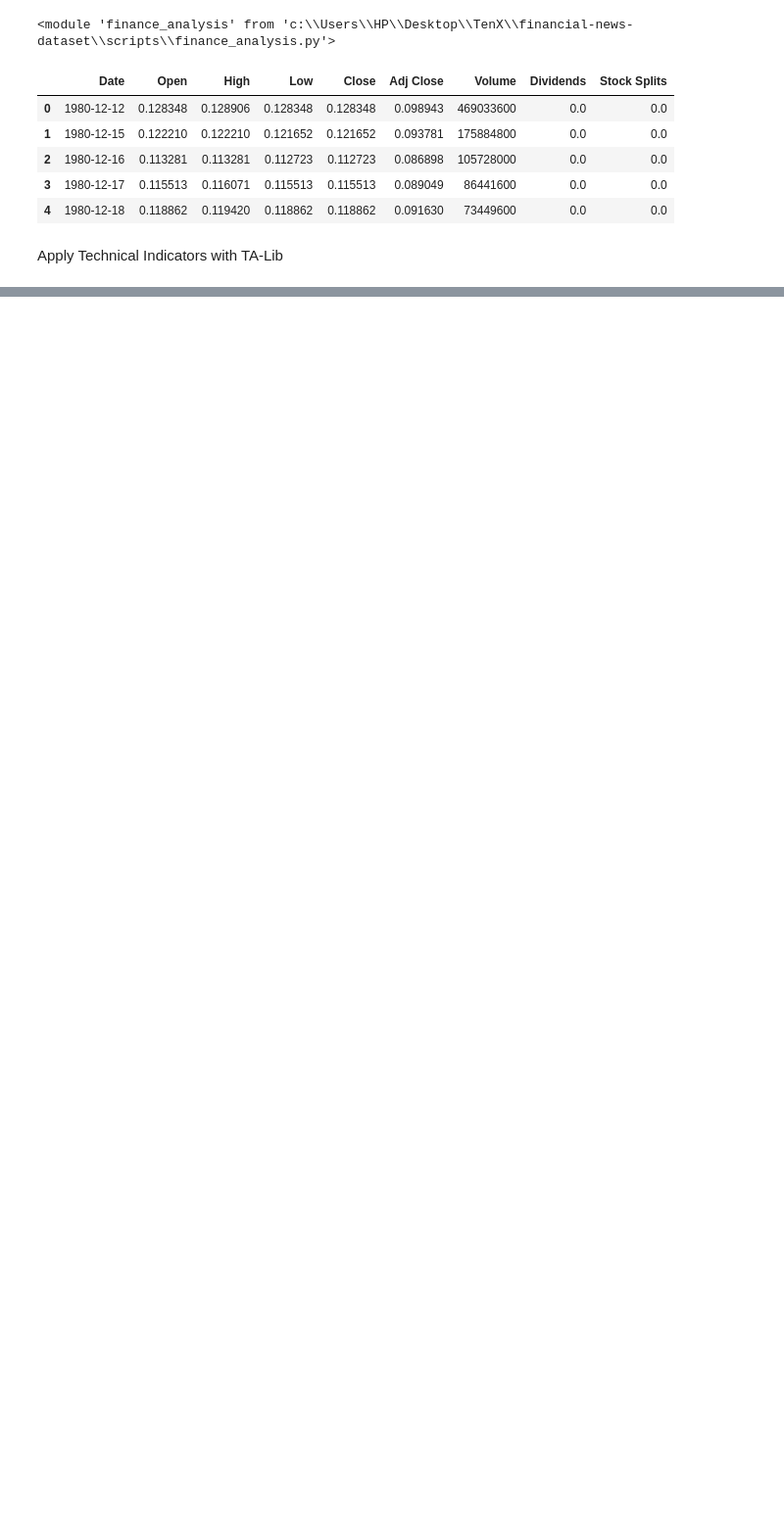
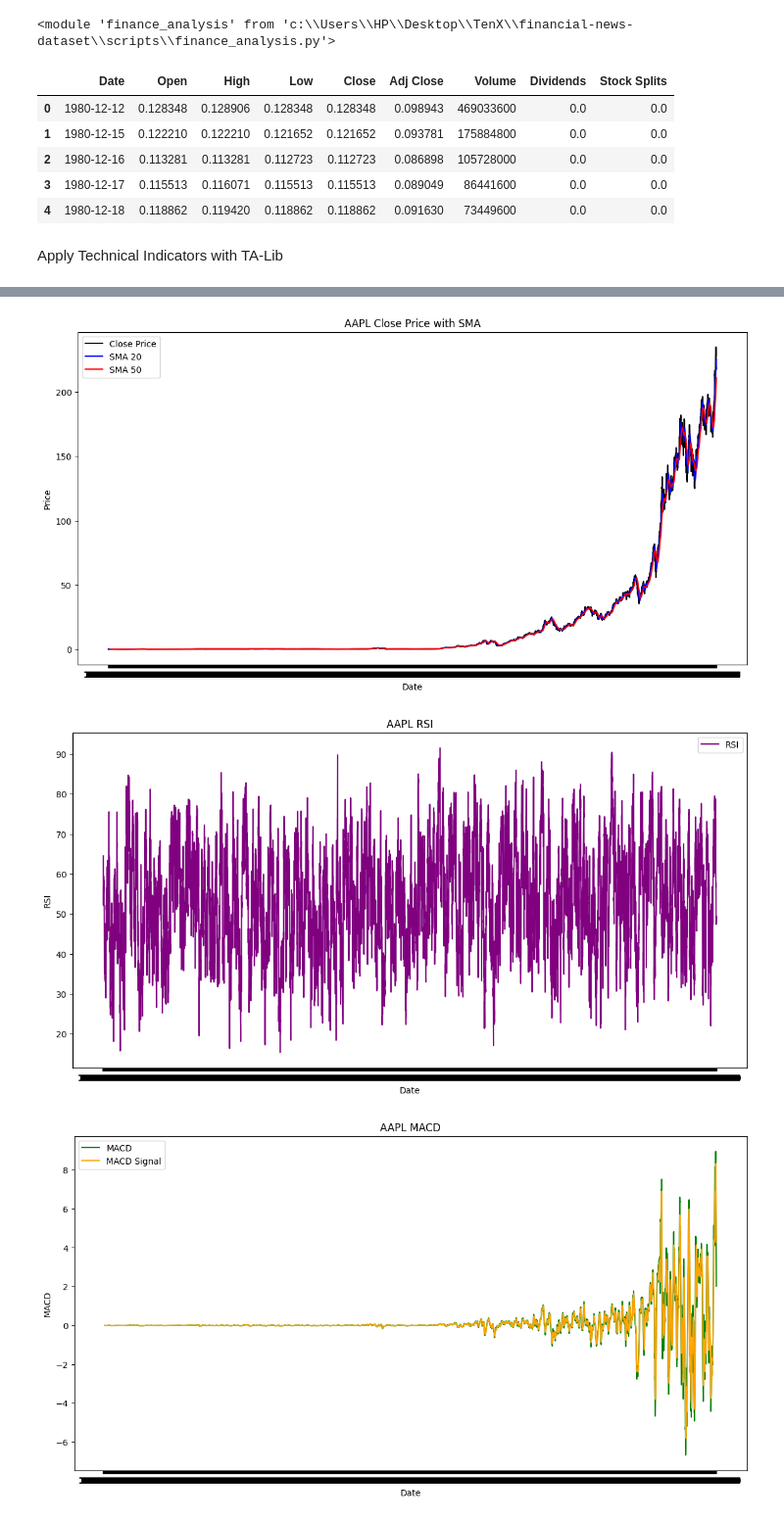
Before and after one commit to YonatanMoges/stock-sentiment-correlation, a Jupyter notebook: notebook/AAPL.ipynb, the cells around one changed output, grey strips where cells are left out. Shown at 98% size. Cells and saved outputs as stored; diff of their text form; code cells hidden in the pictures; blank space fills up the shorter version.

```diff
--- a/notebook/AAPL.ipynb
+++ b/notebook/AAPL.ipynb
@@ -74,17 +71,0 @@ Technical indicators like Simple Moving Average (SMA) require a certain number o
-# %%
-# Ensure proper column names and data types
-df.columns = df.columns.str.lower().str.strip()
-for col in ['open', 'high', 'low', 'close', 'volume']:
-    df[col] = pd.to_numeric(df[col], errors='coerce')
-
-# Handle NaNs
-df.fillna(method='ffill', inplace=True)
-df.dropna(inplace=True)
-
-# Recalculate technical indicators
-df['SMA_20'] = ta.SMA(df['close'], timeperiod=20)
-df['RSI'] = ta.RSI(df['close'], timeperiod=14)
-df['MACD'], df['MACD_signal'], df['MACD_hist'] = ta.MACD(df['close'], fastperiod=12, slowperiod=26, signalperiod=9)
-
-# Verify results
-print(df[['close', 'SMA_20', 'RSI', 'MACD', 'MACD_signal', 'MACD_hist']].tail(25))
@@ -108,0 +87,6 @@ print(df[['close', 'SMA_20', 'RSI', 'MACD', 'MACD_signal', 'MACD_hist']].tail(25
+# %%
+fa.plot_data(df)
+# %% [output]
+[figure, added]
+[figure, added]
+[figure, added]
```
Also changed, not shown: parts of 7 cells of this notebook, 8 other files.
